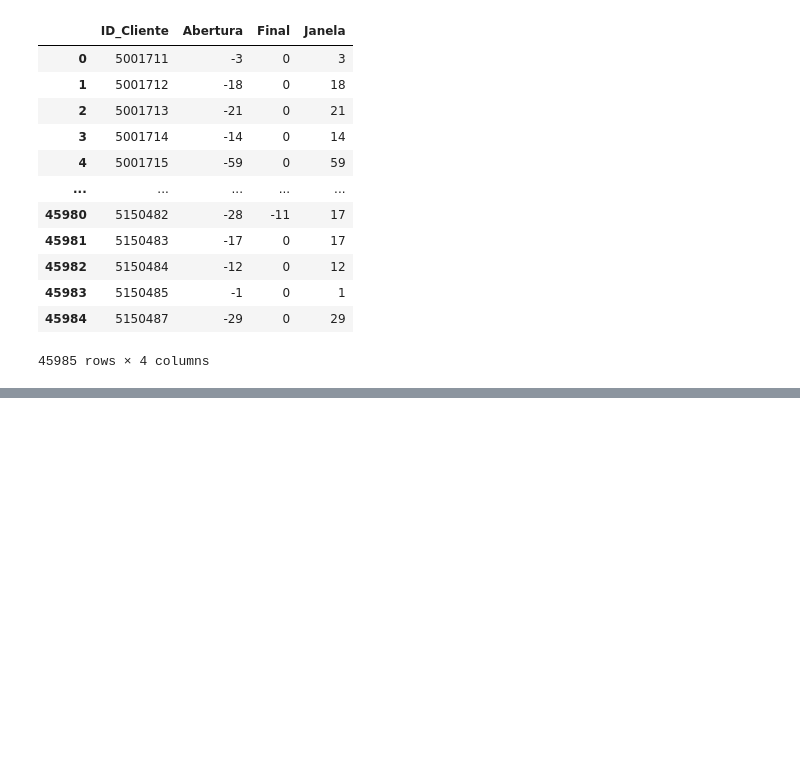
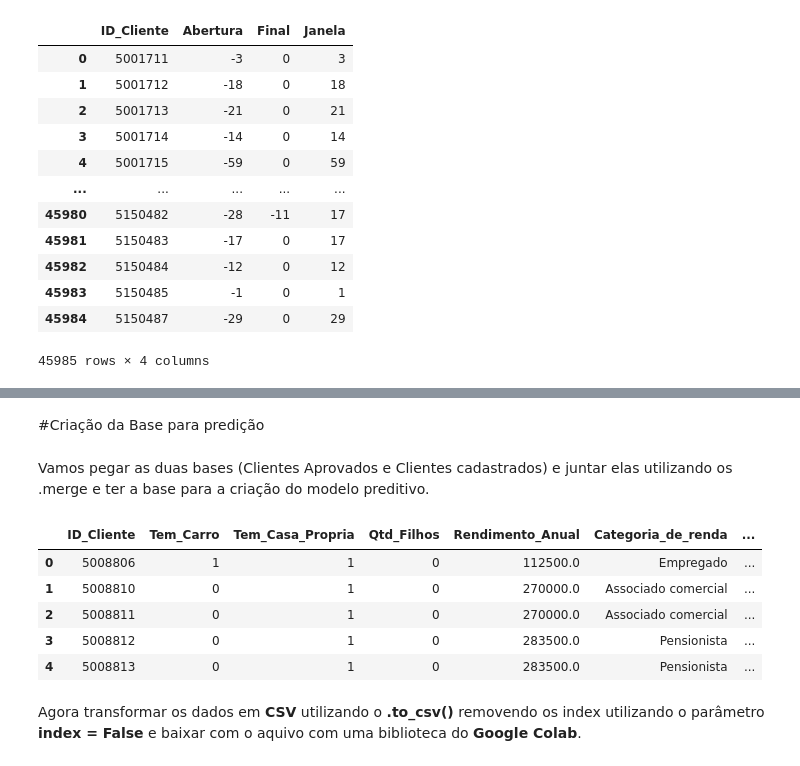
Before and after one commit to JuniorTorresMTJ/TowerBank, a Jupyter notebook: notebooks/TowerBank_Limpeza.ipynb, the cells around one changed output, grey strips where cells are left out. Drawn from its saved outputs; the diff is of its cells as text; code cells hidden in the pictures; blank space fills up the shorter version.

```diff
--- a/notebooks/TowerBank_Limpeza.ipynb
+++ b/notebooks/TowerBank_Limpeza.ipynb
@@ -446,0 +536,11 @@ df_registros_creditos_ID
+# %%
+def verifica(registros):
+  lista_status = registros['Faixa_atraso'].to_list()
+  if '60-89 dias' in lista_status or '90-119 dias' in lista_status or '120-149 dias' in lista_status or '>150 dias' in lista_status:
+    return 1
+  else:
+    return 0
+
+df_registros_creditos_id = pd.DataFrame(df_clientes_aprovados_tratamento1.groupby('ID_Cliente').apply(verifica)).reset_index()
+df_registros_creditos_id.columns = ['ID_Cliente', 'Mau']
+df_registros_creditos_id.head()
@@ -446,0 +554,16 @@ df_registros_creditos_ID
+# %% [markdown]
+#Criação da Base para predição
+# %% [markdown]
+Vamos pegar as duas bases (Clientes Aprovados e Clientes cadastrados) e juntar elas utilizando os .merge e ter a base para a criação do modelo preditivo.
+# %%
+df_registro_clientes_targets = df_clientes_cadastrados_tratamento.merge(df_registros_creditos_id, on='ID_Cliente')
+df_registro_clientes_targets.head()
+# %% [output]
+|  | ID_Cliente | Tem_Carro | Tem_Casa_Propria | Qtd_Filhos | Rendimento_Anual | Categoria_de_renda | ... |
+| 0 | 5008806 | 1 | 1 | 0 | 112500.0 | Empregado | ... |
+| 1 | 5008810 | 0 | 1 | 0 | 270000.0 | Associado comercial | ... |
+| 2 | 5008811 | 0 | 1 | 0 | 270000.0 | Associado comercial | ... |
+| 3 | 5008812 | 0 | 1 | 0 | 283500.0 | Pensionista | ... |
+| 4 | 5008813 | 0 | 1 | 0 | 283500.0 | Pensionista | ... |
+# %% [markdown]
+Agora transformar os dados em **CSV**  utilizando o **.to_csv()** removendo os index utilizando o parâmetro **index = False** e baixar com o aquivo com uma biblioteca do **Google Colab**.
```
Also changed, not shown: parts of 37 cells of this notebook.
